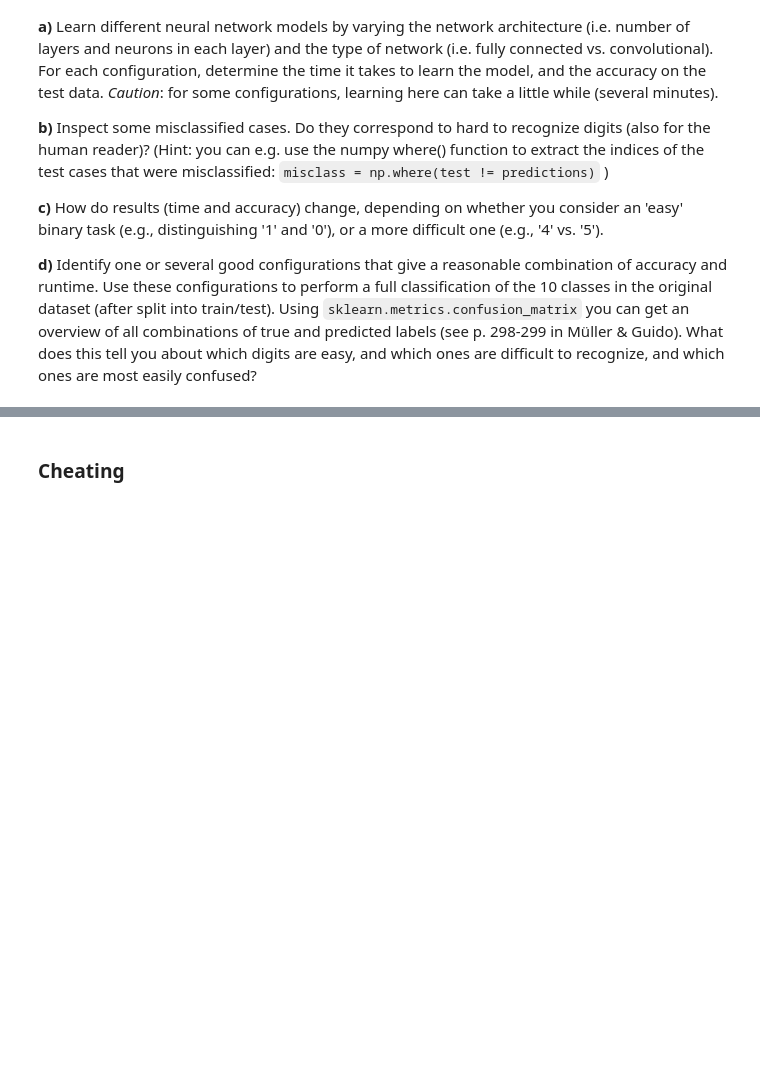
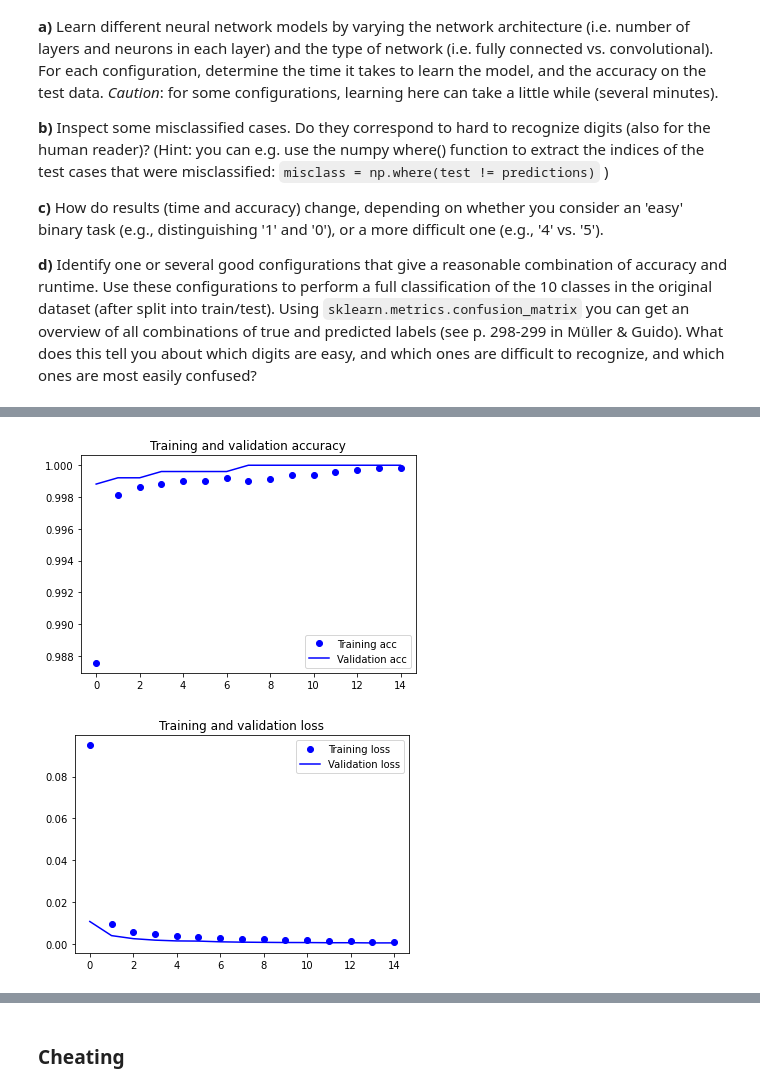
Before and after one commit to Mincoslav/MAL-Assignment, a Jupyter notebook: Assignment2.ipynb, the cells around one changed output, grey strips where cells are left out. Saved outputs shown, nothing was run; the diff lists cells and outputs as text; code cells hidden in the pictures; blank space fills up the shorter version.

```diff
--- a/Assignment2.ipynb
+++ b/Assignment2.ipynb
@@ -376,0 +511,21 @@ The first training datapoint now is:
+# %%
+#4 layer fully connected
+
+connected2 = Sequential()
+
+connected2.add(Dense(units=784, activation='relu', input_dim=784))
+connected2.add(Dense(units=196, activation='relu'))
+connected2.add(Dense(units=32, activation='relu'))
+connected2.add(Dense(units=2, activation='softmax'))
+
+sdg = optimizers.Adadelta(learning_rate=0.1)
+connected2.compile(loss='categorical_crossentropy', optimizer=sdg, metrics=['accuracy'])
+
+t2 = time()
+history2 = connected2.fit(x_bin_train10_flatten, y_bin_train10, validation_split = 0.2, epochs=15, batch_size=100, verbose=0)
+t2 = time() - t2
+
+showStats(history2)
+# %% [output]
+[figure, added]
+[figure, added]
```
Also changed, not shown: parts of 22 cells of this notebook, 1 other file.
